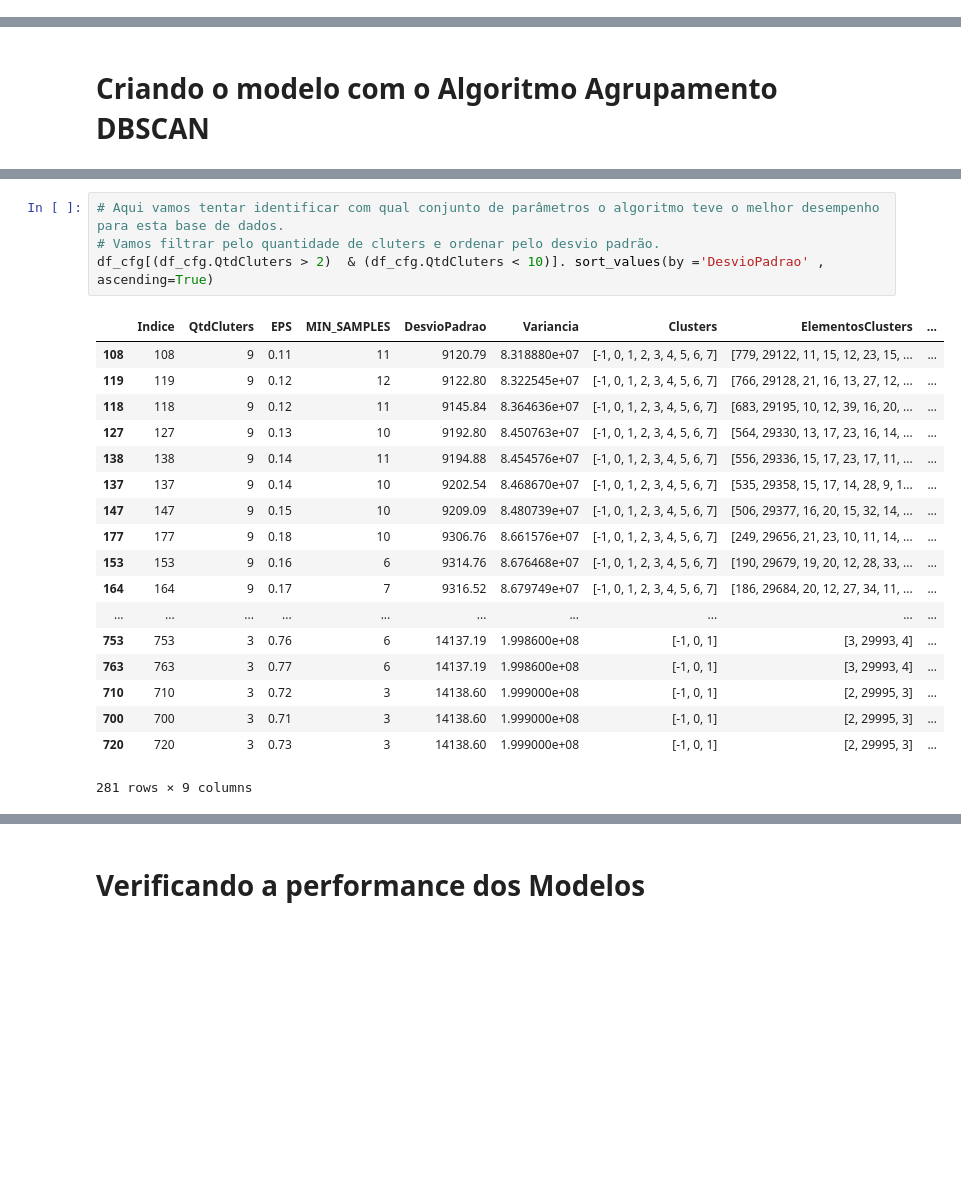
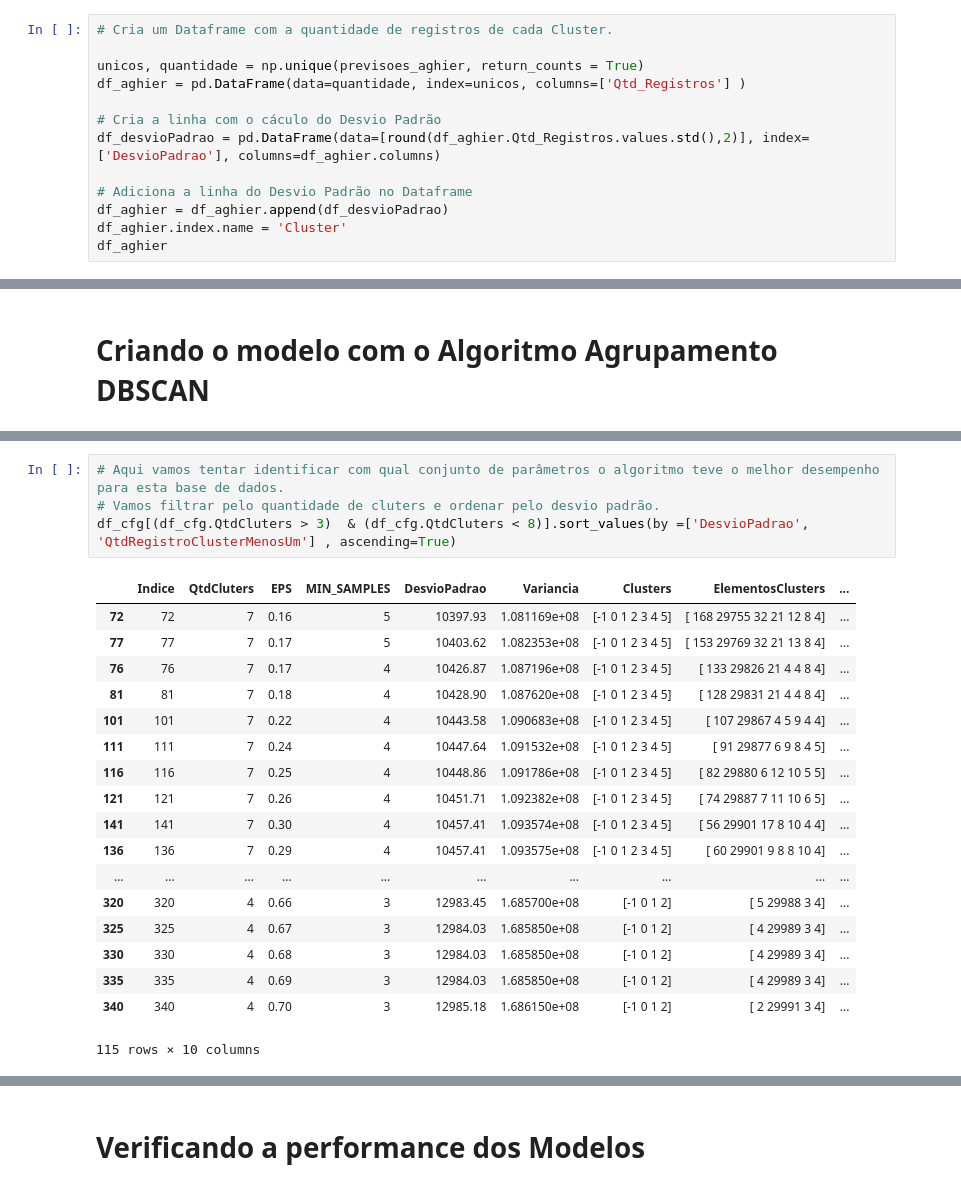
Before and after one commit to charlessodre/Charles_Estudo_Algoritmos_Agrupamento, a Jupyter notebook: Estudo_Algoritmos_Agrupamento/estudo_algoritmos_agrupamento.ipynb, the cells around one changed output, grey strips where cells are left out. Drawn from its saved outputs; the diff is of its cells as text; blank space fills up the shorter version.

```diff
--- a/Estudo_Algoritmos_Agrupamento/estudo_algoritmos_agrupamento.ipynb
+++ b/Estudo_Algoritmos_Agrupamento/estudo_algoritmos_agrupamento.ipynb
@@ -183,0 +185,13 @@ Name: Cluster, dtype: int64
+# %%
+# Cria um Dataframe com a quantidade de registros de cada Cluster.
+
+unicos, quantidade = np.unique(previsoes_aghier, return_counts = True)
+df_aghier = pd.DataFrame(data=quantidade, index=unicos, columns=['Qtd_Registros'] )
+
+# Cria a linha com o cáculo do Desvio Padrão
+df_desvioPadrao = pd.DataFrame(data=[round(df_aghier.Qtd_Registros.values.std(),2)], index=['DesvioPadrao'], columns=df_aghier.columns)
+
+# Adiciona a linha do Desvio Padrão no Dataframe
+df_aghier = df_aghier.append(df_desvioPadrao)
+df_aghier.index.name = 'Cluster'
+df_aghier
@@ -223,24 +263,24 @@ df_cfg.head()
 # %%
 # Aqui vamos tentar identificar com qual conjunto de parâmetros o algoritmo teve o melhor desempenho para esta base de dados.
 # Vamos filtrar pelo quantidade de cluters e ordenar pelo desvio padrão.
-df_cfg[(df_cfg.QtdCluters > 2)  & (df_cfg.QtdCluters < 10)]. sort_values(by ='DesvioPadrao' , ascending=True)
+df_cfg[(df_cfg.QtdCluters > 3)  & (df_cfg.QtdCluters < 8)].sort_values(by =['DesvioPadrao', 'QtdRegistroClusterMenosUm'] , ascending=True)
 # %% [output]
 |  | Indice | QtdCluters | EPS | MIN_SAMPLES | DesvioPadrao | Variancia | Clusters | ElementosClusters | ... |
-| 108 | 108 | 9 | 0.11 | 11 | 9120.79 | 8.318880e+07 | [-1, 0, 1, 2, 3, 4, 5, 6, 7] | [779, 29122, 11, 15, 12, 23, 15, ... | ... |
-| 119 | 119 | 9 | 0.12 | 12 | 9122.80 | 8.322545e+07 | [-1, 0, 1, 2, 3, 4, 5, 6, 7] | [766, 29128, 21, 16, 13, 27, 12, ... | ... |
-| 118 | 118 | 9 | 0.12 | 11 | 9145.84 | 8.364636e+07 | [-1, 0, 1, 2, 3, 4, 5, 6, 7] | [683, 29195, 10, 12, 39, 16, 20, ... | ... |
-| 127 | 127 | 9 | 0.13 | 10 | 9192.80 | 8.450763e+07 | [-1, 0, 1, 2, 3, 4, 5, 6, 7] | [564, 29330, 13, 17, 23, 16, 14, ... | ... |
-| 138 | 138 | 9 | 0.14 | 11 | 9194.88 | 8.454576e+07 | [-1, 0, 1, 2, 3, 4, 5, 6, 7] | [556, 29336, 15, 17, 23, 17, 11, ... | ... |
-| 137 | 137 | 9 | 0.14 | 10 | 9202.54 | 8.468670e+07 | [-1, 0, 1, 2, 3, 4, 5, 6, 7] | [535, 29358, 15, 17, 14, 28, 9, 1... | ... |
-| 147 | 147 | 9 | 0.15 | 10 | 9209.09 | 8.480739e+07 | [-1, 0, 1, 2, 3, 4, 5, 6, 7] | [506, 29377, 16, 20, 15, 32, 14, ... | ... |
-| 177 | 177 | 9 | 0.18 | 10 | 9306.76 | 8.661576e+07 | [-1, 0, 1, 2, 3, 4, 5, 6, 7] | [249, 29656, 21, 23, 10, 11, 14, ... | ... |
-| 153 | 153 | 9 | 0.16 | 6 | 9314.76 | 8.676468e+07 | [-1, 0, 1, 2, 3, 4, 5, 6, 7] | [190, 29679, 19, 20, 12, 28, 33, ... | ... |
-| 164 | 164 | 9 | 0.17 | 7 | 9316.52 | 8.679749e+07 | [-1, 0, 1, 2, 3, 4, 5, 6, 7] | [186, 29684, 20, 12, 27, 34, 11, ... | ... |
+| 72 | 72 | 7 | 0.16 | 5 | 10397.93 | 1.081169e+08 | [-1 0 1 2 3 4 5] | [ 168 29755 32 21 12 8 4] | ... |
+| 77 | 77 | 7 | 0.17 | 5 | 10403.62 | 1.082353e+08 | [-1 0 1 2 3 4 5] | [ 153 29769 32 21 13 8 4] | ... |
+| 76 | 76 | 7 | 0.17 | 4 | 10426.87 | 1.087196e+08 | [-1 0 1 2 3 4 5] | [ 133 29826 21 4 4 8 4] | ... |
+| 81 | 81 | 7 | 0.18 | 4 | 10428.90 | 1.087620e+08 | [-1 0 1 2 3 4 5] | [ 128 29831 21 4 4 8 4] | ... |
+| 101 | 101 | 7 | 0.22 | 4 | 10443.58 | 1.090683e+08 | [-1 0 1 2 3 4 5] | [ 107 29867 4 5 9 4 4] | ... |
+| 111 | 111 | 7 | 0.24 | 4 | 10447.64 | 1.091532e+08 | [-1 0 1 2 3 4 5] | [ 91 29877 6 9 8 4 5] | ... |
+| 116 | 116 | 7 | 0.25 | 4 | 10448.86 | 1.091786e+08 | [-1 0 1 2 3 4 5] | [ 82 29880 6 12 10 5 5] | ... |
+| 121 | 121 | 7 | 0.26 | 4 | 10451.71 | 1.092382e+08 | [-1 0 1 2 3 4 5] | [ 74 29887 7 11 10 6 5] | ... |
+| 141 | 141 | 7 | 0.30 | 4 | 10457.41 | 1.093574e+08 | [-1 0 1 2 3 4 5] | [ 56 29901 17 8 10 4 4] | ... |
+| 136 | 136 | 7 | 0.29 | 4 | 10457.41 | 1.093575e+08 | [-1 0 1 2 3 4 5] | [ 60 29901 9 8 8 10 4] | ... |
 | ... | ... | ... | ... | ... | ... | ... | ... | ... | ... |
-| 753 | 753 | 3 | 0.76 | 6 | 14137.19 | 1.998600e+08 | [-1, 0, 1] | [3, 29993, 4] | ... |
-| 763 | 763 | 3 | 0.77 | 6 | 14137.19 | 1.998600e+08 | [-1, 0, 1] | [3, 29993, 4] | ... |
-| 710 | 710 | 3 | 0.72 | 3 | 14138.60 | 1.999000e+08 | [-1, 0, 1] | [2, 29995, 3] | ... |
-| 700 | 700 | 3 | 0.71 | 3 | 14138.60 | 1.999000e+08 | [-1, 0, 1] | [2, 29995, 3] | ... |
-| 720 | 720 | 3 | 0.73 | 3 | 14138.60 | 1.999000e+08 | [-1, 0, 1] | [2, 29995, 3] | ... |
+| 320 | 320 | 4 | 0.66 | 3 | 12983.45 | 1.685700e+08 | [-1 0 1 2] | [ 5 29988 3 4] | ... |
+| 325 | 325 | 4 | 0.67 | 3 | 12984.03 | 1.685850e+08 | [-1 0 1 2] | [ 4 29989 3 4] | ... |
+| 330 | 330 | 4 | 0.68 | 3 | 12984.03 | 1.685850e+08 | [-1 0 1 2] | [ 4 29989 3 4] | ... |
+| 335 | 335 | 4 | 0.69 | 3 | 12984.03 | 1.685850e+08 | [-1 0 1 2] | [ 4 29989 3 4] | ... |
+| 340 | 340 | 4 | 0.70 | 3 | 12985.18 | 1.686150e+08 | [-1 0 1 2] | [ 2 29991 3 4] | ... |
-281 rows × 9 columns
+115 rows × 10 columns
 # %%
```
Also changed, not shown: parts of 31 cells of this notebook, 5 other files.
